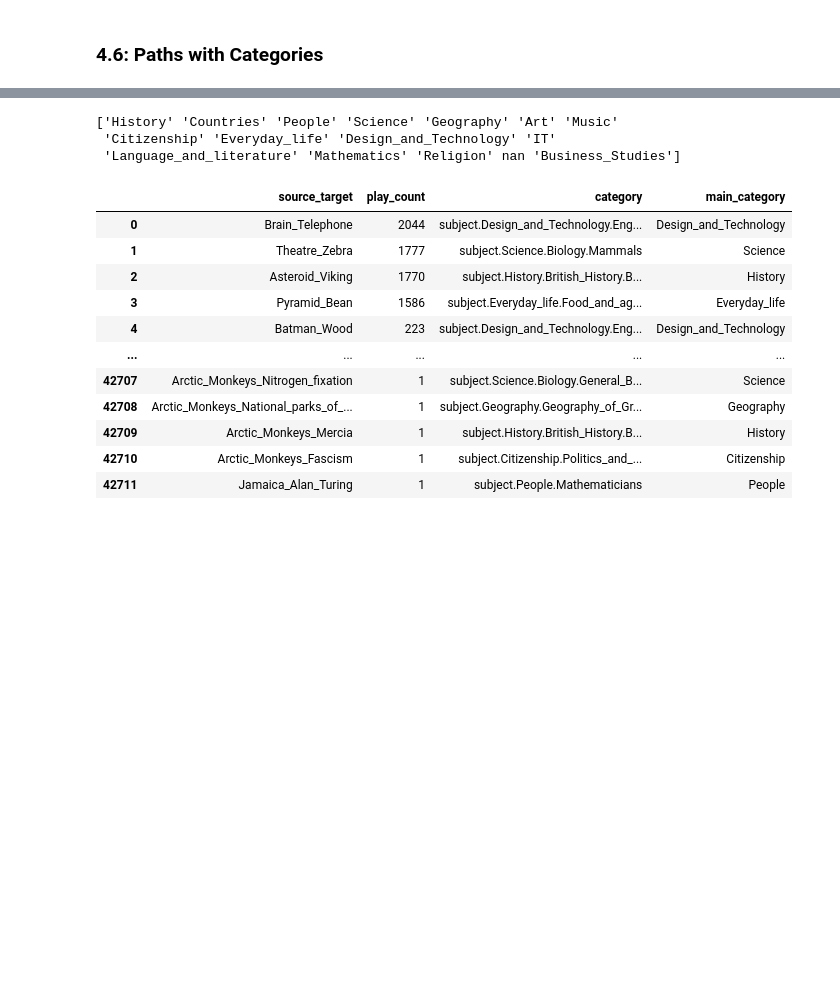
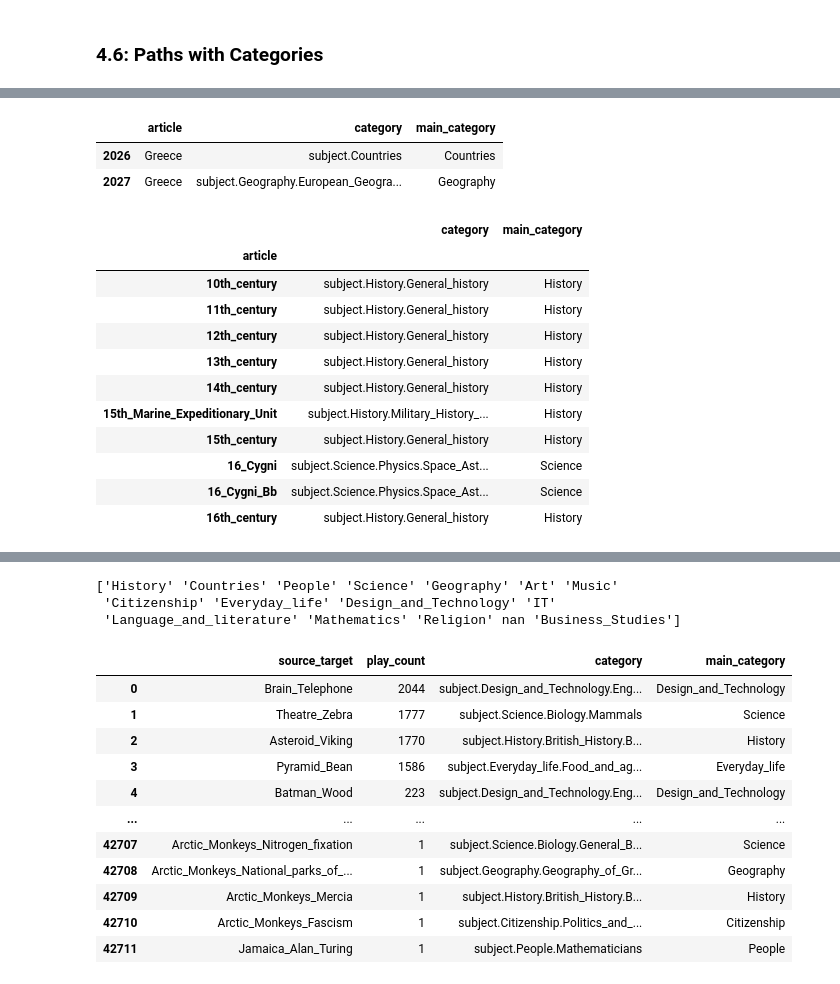
Before and after one commit to epfl-ada/ada-2023-project-klech, a Jupyter notebook: analysis.ipynb, the cells around one changed output, grey strips where cells are left out. Saved outputs shown, nothing was run; the diff lists cells and outputs as text; code cells hidden in the pictures; blank space fills up the shorter version.

```diff
--- a/analysis.ipynb
+++ b/analysis.ipynb
@@ -1020,7 +1134,7 @@ plt.show()
 ### 4.2: Categories
 # %%
 # Hierarchical categories of all articles
-categories = pd.read_csv(data_dir + 'categories.tsv', sep='\t', skiprows=13, header = None, names = ['article','category'])
+categories = pd.read_csv(os.path.join(data_dir, 'categories.tsv'), sep='\t', skiprows=13, header = None, names = ['article','category'])
 categories[['article', 'category']] = categories[['article', 'category']].applymap(unquote)
 categories[:10]
 # %% [output]
@@ -1308,3 +1473,27 @@ paths_unfinished[:10]
+# %%
+# For example...
+categories[categories.article == 'Greece']
+# %% [output]
+|  | article | category | main_category |
+| 2026 | Greece | subject.Countries | Countries |
+| 2027 | Greece | subject.Geography.European_Geogra... | Geography |
+# %%
+# Keep only the first category per article
+first_category_per_article = categories.groupby('article').first()
+first_category_per_article.head(10)
+# %% [output]
+|  | category | main_category |
+| article |  |  |
+| 10th_century | subject.History.General_history | History |
+| 11th_century | subject.History.General_history | History |
+| 12th_century | subject.History.General_history | History |
+| 13th_century | subject.History.General_history | History |
+| 14th_century | subject.History.General_history | History |
+| 15th_Marine_Expeditionary_Unit | subject.History.Military_History_... | History |
+| 15th_century | subject.History.General_history | History |
+| 16_Cygni | subject.Science.Physics.Space_Ast... | Science |
+| 16_Cygni_Bb | subject.Science.Physics.Space_Ast... | Science |
+| 16th_century | subject.History.General_history | History |
 # %%
 # merge paths with category
 paths_all_category = paths_all.merge(first_category_per_article, how='left', left_on='target', right_on='article')
```
Also changed, not shown: parts of 35 cells of this notebook, 2 other files.
